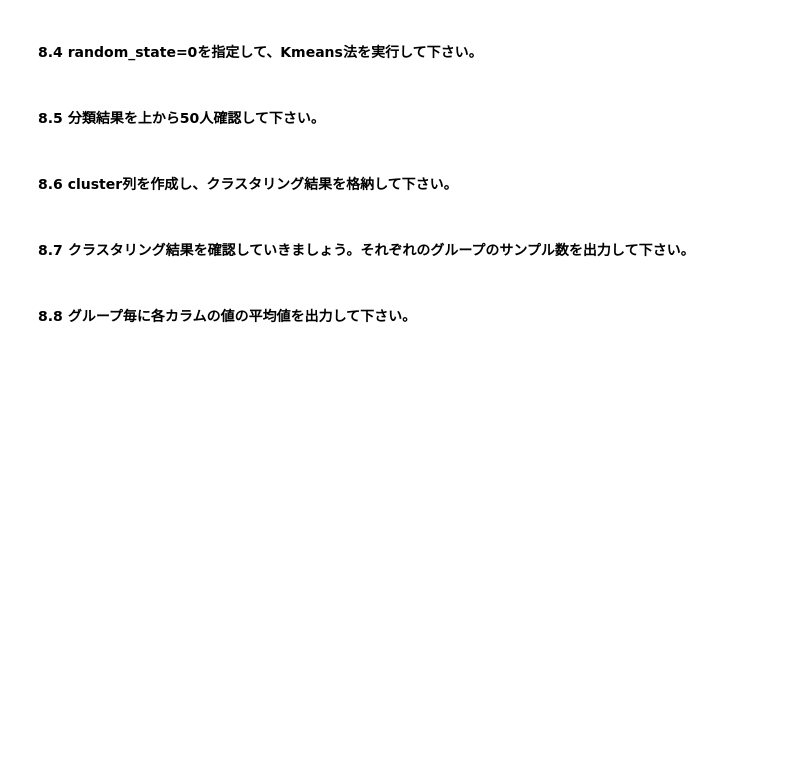
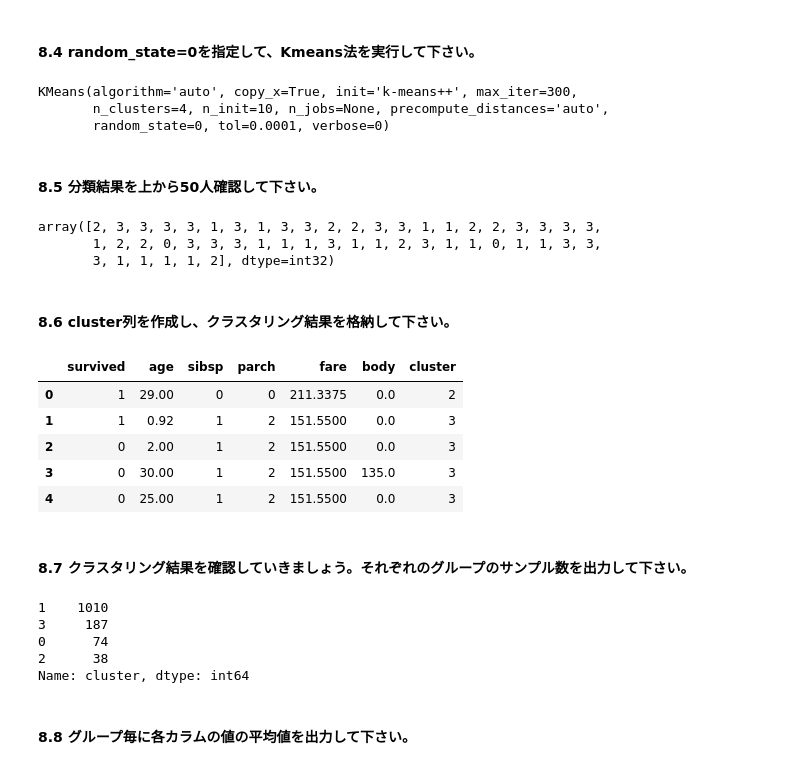
Before and after one commit to ichiyanagi7/python, a Jupyter notebook: machine_learning_editor.ipynb, the cells around one changed output. Saved outputs shown, nothing was run; the diff lists cells and outputs as text; code cells hidden in the pictures; blank space fills up the shorter version.

```diff
--- a/machine_learning_editor.ipynb
+++ b/machine_learning_editor.ipynb
@@ -602,2 +834,5 @@ print(f1_score(y_test,y_pred))
 # %% [markdown]
 #### 8.2 object型データを削除して、上から5行出力して下さい。
+# %%
+titanic_data_except_object=titanic_data.select_dtypes(["int64","float64"])
+titanic_data_except_object.head()
@@ -604,2 +846,5 @@ print(f1_score(y_test,y_pred))
 # %% [markdown]
 #### 8.3 全ての欠損値に0を埋めて下さい。欠損値がなくなったことを確認して下さい。
+# %%
+titanic_data_except_object.update(titanic_data_except_object.fillna(0))
+titanic_data_except_object.isnull().sum()
@@ -606,10 +859,43 @@ print(f1_score(y_test,y_pred))
 # %% [markdown]
 #### 8.4 random_state=0を指定して、Kmeans法を実行して下さい。
+# %%
+kmeans_model=KMeans(n_clusters=4,random_state=0).fit(titanic_data_except_object)
+kmeans_model
+# %% [output]
+KMeans(algorithm='auto', copy_x=True, init='k-means++', max_iter=300,
+       n_clusters=4, n_init=10, n_jobs=None, precompute_distances='auto',
+       random_state=0, tol=0.0001, verbose=0)
 # %% [markdown]
 #### 8.5 分類結果を上から50人確認して下さい。
+# %%
+labels=kmeans_model.labels_
+labels[0:50]
+# %% [output]
+array([2, 3, 3, 3, 3, 1, 3, 1, 3, 3, 2, 2, 3, 3, 1, 1, 2, 2, 3, 3, 3, 3,
+       1, 2, 2, 0, 3, 3, 3, 1, 1, 1, 3, 1, 1, 2, 3, 1, 1, 0, 1, 1, 3, 3,
+       3, 1, 1, 1, 1, 2], dtype=int32)
 # %% [markdown]
 #### 8.6 cluster列を作成し、クラスタリング結果を格納して下さい。
+# %%
+titanic_data_except_object['cluster']=labels
+titanic_add_cluster=titanic_data_except_object
+titanic_add_cluster.head()
+# %% [output]
+|  | survived | age | sibsp | parch | fare | body | cluster |
+| 0 | 1 | 29.00 | 0 | 0 | 211.3375 | 0.0 | 2 |
+| 1 | 1 | 0.92 | 1 | 2 | 151.5500 | 0.0 | 3 |
+| 2 | 0 | 2.00 | 1 | 2 | 151.5500 | 0.0 | 3 |
+| 3 | 0 | 30.00 | 1 | 2 | 151.5500 | 135.0 | 3 |
+| 4 | 0 | 25.00 | 1 | 2 | 151.5500 | 0.0 | 3 |
 # %% [markdown]
 #### 8.7 クラスタリング結果を確認していきましょう。それぞれのグループのサンプル数を出力して下さい。
+# %%
+titanic_add_cluster['cluster'].value_counts()
+# %% [output]
+1    1010
+3     187
+0      74
+2      38
+Name: cluster, dtype: int64
 # %% [markdown]
 #### 8.8 グループ毎に各カラムの値の平均値を出力して下さい。
```
Also changed, not shown: parts of 24 cells of this notebook.
